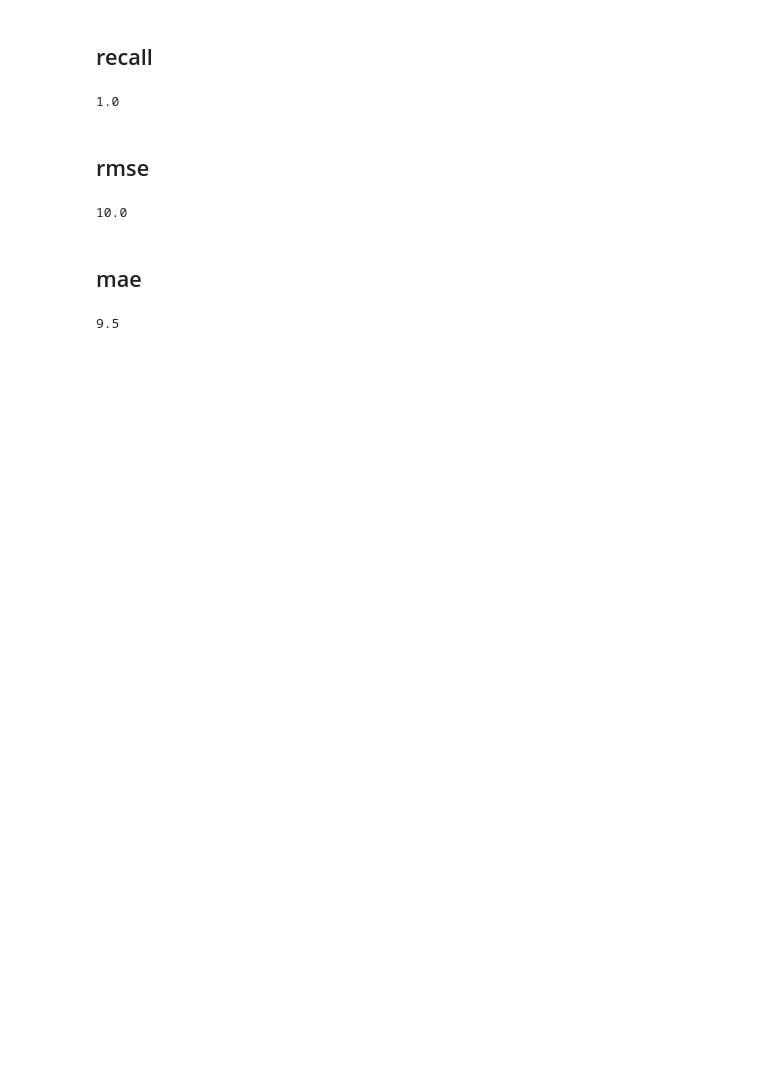
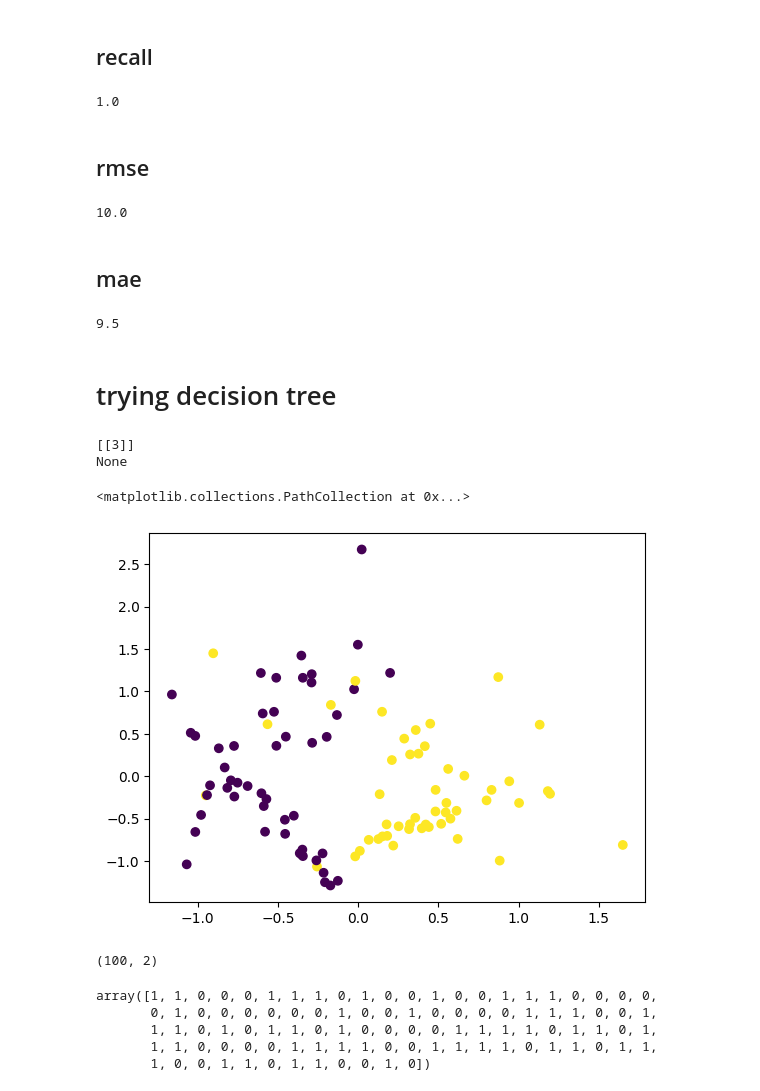
Before and after one commit to nupoor-ka/es_335_ml_har, a Jupyter notebook: decision_scratch_last_task.ipynb, the cells around one changed output. Drawn from its saved outputs; the diff is of its cells as text; code cells hidden in the pictures; blank space fills up the shorter version.

Commit message:
dataset added

```diff
--- a/decision_scratch_last_task.ipynb
+++ b/decision_scratch_last_task.ipynb
@@ -146,3 +141,5 @@ y = pd.Series([20,30])
 mae(y_hat,y)
 # %% [output]
 9.5
+# %% [markdown]
+# trying decision tree
@@ -148,0 +154,46 @@ mae(y_hat,y)
+# %%
+# Test case 3
+# Discrete Input and Discrete Output
+
+N = 30
+P = 5
+X = pd.DataFrame({i: pd.Series(np.random.randint(P, size=N), dtype="category") for i in range(5)})
+y = pd.Series(np.random.randint(P, size=N), dtype="category")
+
+for criteria in ["information_gain"]:
+    tree = DecisionTree(criterion=criteria)  # Split based on Inf. Gain
+    tree.fit(X, y)
+    y_hat = tree.predict(X)
+    print(y_hat)
+    # tree.plot()
+    # print("Criteria :", criteria)
+    # print("Accuracy: ", accuracy(y_hat, y))
+    # for cls in y.unique():
+    #     print("Precision: ", precision(y_hat, y, cls))
+    #     print("Recall: ", recall(y_hat, y, cls))
+# %% [output]
+[[3]]
+None
+# %%
+from sklearn.datasets import make_classification
+X, y = make_classification(
+n_features=2, n_redundant=0, n_informative=2, random_state=1, n_clusters_per_class=2, class_sep=0.5)
+
+# For plotting
+import matplotlib.pyplot as plt
+plt.scatter(X[:, 0], X[:, 1], c=y)
+# %% [output]
+<matplotlib.collections.PathCollection at 0x...>
+[figure, added]
+# %%
+X.shape
+# %% [output]
+(100, 2)
+# %%
+y
+# %% [output]
+array([1, 1, 0, 0, 0, 1, 1, 1, 0, 1, 0, 0, 1, 0, 0, 1, 1, 1, 0, 0, 0, 0,
+       0, 1, 0, 0, 0, 0, 0, 0, 1, 0, 0, 1, 0, 0, 0, 0, 1, 1, 1, 0, 0, 1,
+       1, 1, 0, 1, 0, 1, 1, 0, 1, 0, 0, 0, 0, 1, 1, 1, 1, 0, 1, 1, 0, 1,
+       1, 1, 0, 0, 0, 0, 1, 1, 1, 1, 0, 0, 1, 1, 1, 1, 0, 1, 1, 0, 1, 1,
+       1, 0, 0, 1, 1, 0, 1, 1, 0, 0, 1, 0])
```
Also changed, not shown: parts of 4 cells of this notebook, 30 other files.
